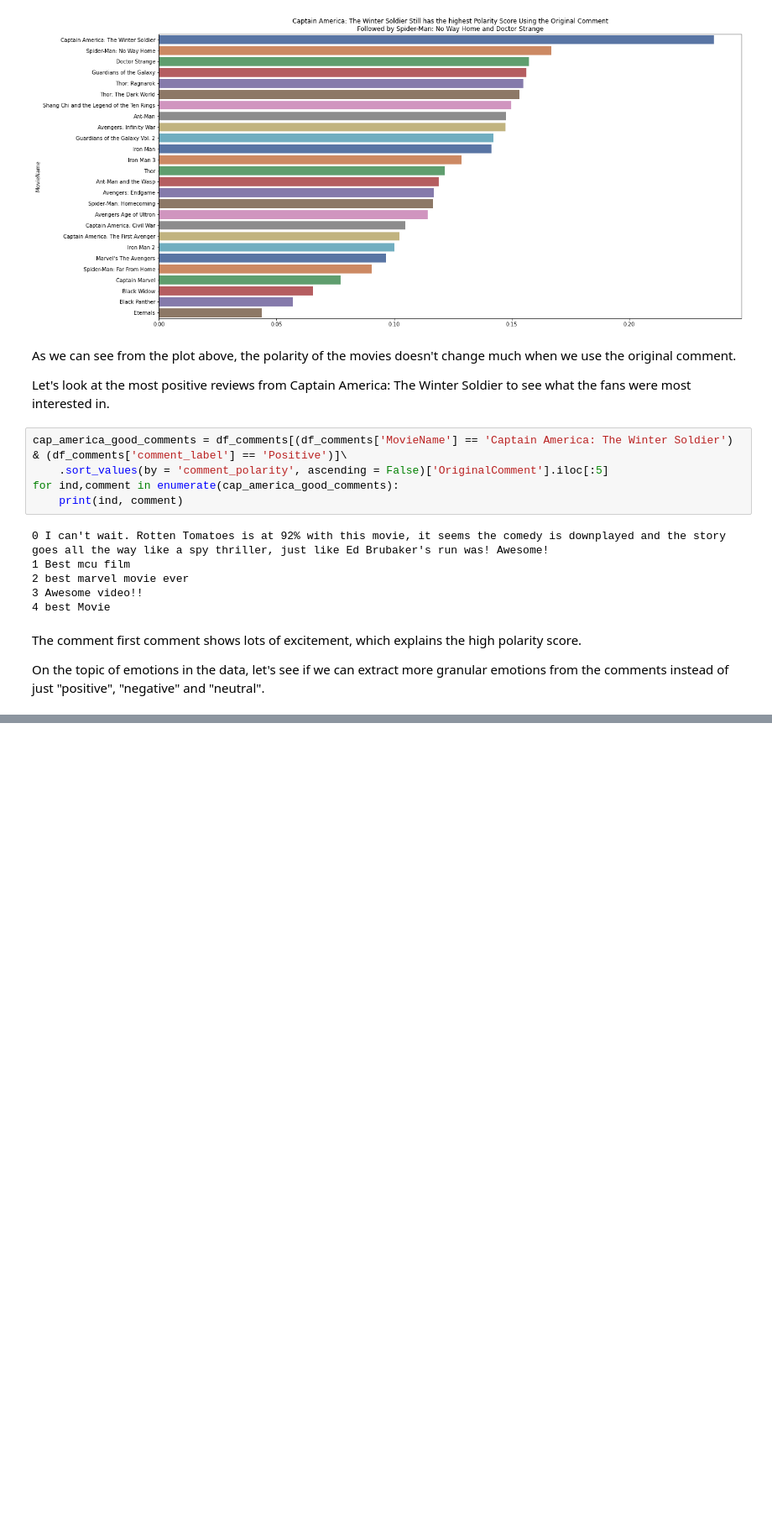
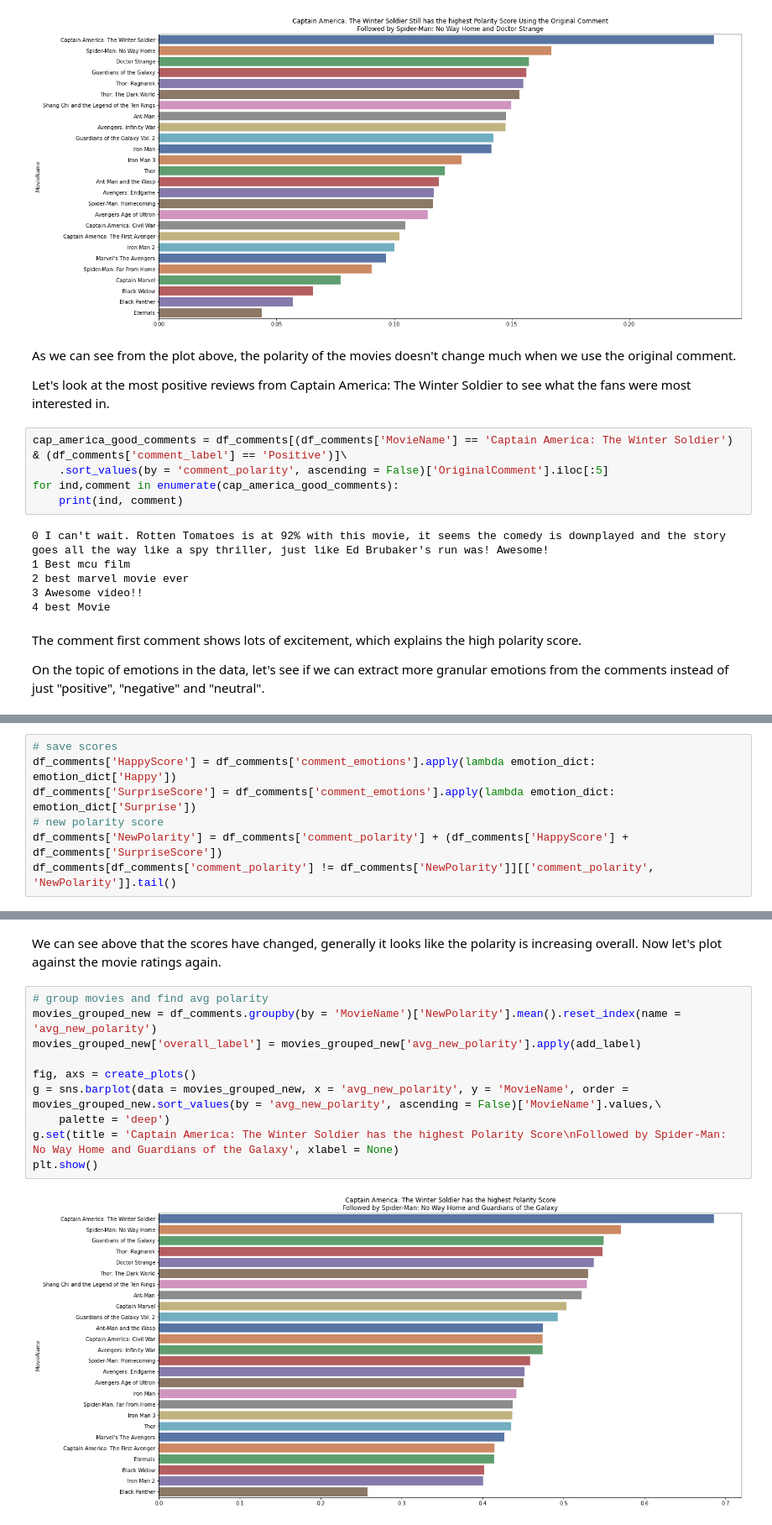
Before and after one commit to knolasco/Intro_to_NLP, a Jupyter notebook: Marvel_Ratings/marvel_ratings.ipynb, the cells around one changed output, grey strips where cells are left out. Shown at 84% size. Cells and saved outputs as stored; diff of their text form; blank space fills up the shorter version.

```diff
--- a/Marvel_Ratings/marvel_ratings.ipynb
+++ b/Marvel_Ratings/marvel_ratings.ipynb
@@ -458,0 +575,7 @@ On the topic of emotions in the data, let's see if we can extract more granular
+# %%
+# save scores
+df_comments['HappyScore'] = df_comments['comment_emotions'].apply(lambda emotion_dict: emotion_dict['Happy'])
+df_comments['SurpriseScore'] = df_comments['comment_emotions'].apply(lambda emotion_dict: emotion_dict['Surprise'])
+# new polarity score
+df_comments['NewPolarity'] = df_comments['comment_polarity'] + (df_comments['HappyScore'] + df_comments['SurpriseScore'])
+df_comments[df_comments['comment_polarity'] != df_comments['NewPolarity']][['comment_polarity', 'NewPolarity']].tail()
@@ -458,0 +589,14 @@ On the topic of emotions in the data, let's see if we can extract more granular
+# %% [markdown]
+We can see above that the scores have changed, generally it looks like the polarity is increasing overall. Now let's plot against the movie ratings again.
+# %%
+# group movies and find avg polarity
+movies_grouped_new = df_comments.groupby(by = 'MovieName')['NewPolarity'].mean().reset_index(name = 'avg_new_polarity')
+movies_grouped_new['overall_label'] = movies_grouped_new['avg_new_polarity'].apply(add_label)
+
+fig, axs = create_plots()
+g = sns.barplot(data = movies_grouped_new, x = 'avg_new_polarity', y = 'MovieName', order = movies_grouped_new.sort_values(by = 'avg_new_polarity', ascending = False)['MovieName'].values,\
+    palette = 'deep')
+g.set(title = 'Captain America: The Winter Soldier has the highest Polarity Score\nFollowed by Spider-Man: No Way Home and Guardians of the Galaxy', xlabel = None)
+plt.show()
+# %% [output]
+[figure, added]
```
Also changed, not shown: parts of 35 cells of this notebook.
